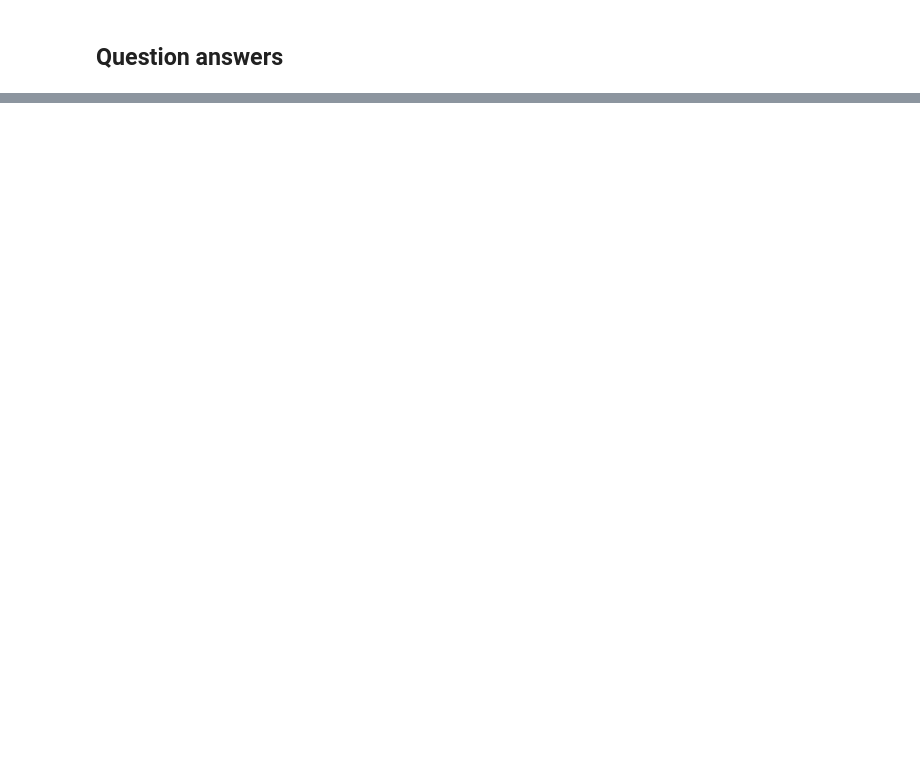
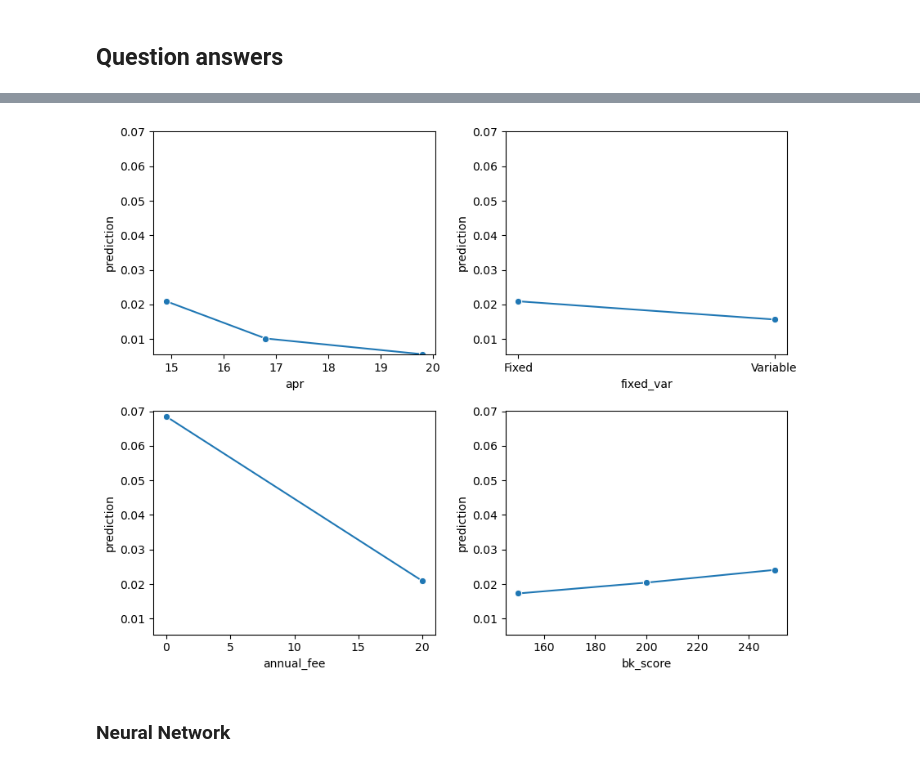
Before and after one commit to Krithikap019/fitech-credit-card, a Jupyter notebook: fitech.ipynb, the cells around one changed output, grey strips where cells are left out. Saved outputs shown, nothing was run; the diff lists cells and outputs as text; code cells hidden in the pictures; blank space fills up the shorter version.

```diff
--- a/fitech.ipynb
+++ b/fitech.ipynb
@@ -39,3 +39,9 @@ import pandas as pd
 import pyrsm as rsm
 # %% [markdown]
 ## Question answers
+# %%
+data_df = pd.read_excel(
+    "data/exhibits.xlsx",
+    sheet_name = "exhibit1",
+    )
+data_df
@@ -41,0 +79,7 @@ import pyrsm as rsm
+# %%
+data_df['apr'] = data_df['apr'].astype('category')
+data_df['fixed_var'] = data_df['fixed_var'].astype('category')
+data_df['annual_fee'] = data_df['annual_fee'].astype('category')
+data_df['bk_socre'] = data_df['bk_score'].astype('category')
+data_df['date'] = data_df['date'].astype('category')
+data_df.dtypes
@@ -41,0 +148,9 @@ import pyrsm as rsm
+# %%
+data_df_melt = pd.melt(
+    data_df,
+    id_vars = ["date", "apr", "fixed_var", "visamc", "annual_fee", "nr_mailed", "bk_score"],
+    value_vars = ["resp", "non_resp"],
+    var_name = "resp",
+    value_name = "freq",
+    )
+data_df_melt
@@ -41,0 +240,7 @@ import pyrsm as rsm
+# %%
+lr1 = rsm.model.logistic(
+    data ={"tools_data_melt": data_df_melt},
+    rvar = "resp", lev = "resp", evar = ["apr", "fixed_var", "annual_fee", "bk_score"],
+    weights = "freq"
+)
+lr1.summary()
@@ -41,0 +265,6 @@ import pyrsm as rsm
+# %%
+lr1.plot(plots="pred")
+# %% [output]
+[figure, added]
+# %% [markdown]
+### Neural Network
```
Also changed, not shown: parts of 78 cells of this notebook, 3 other files.
